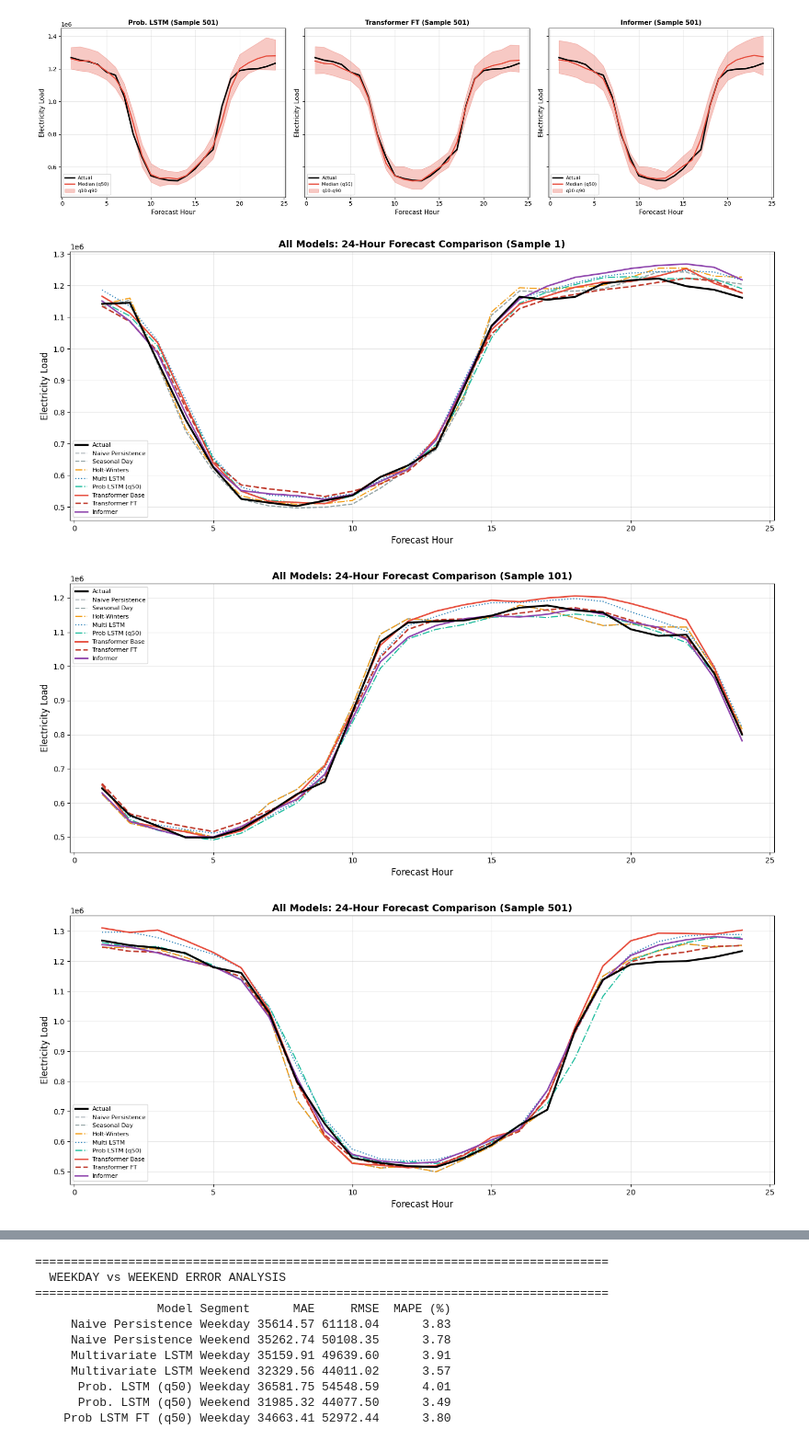
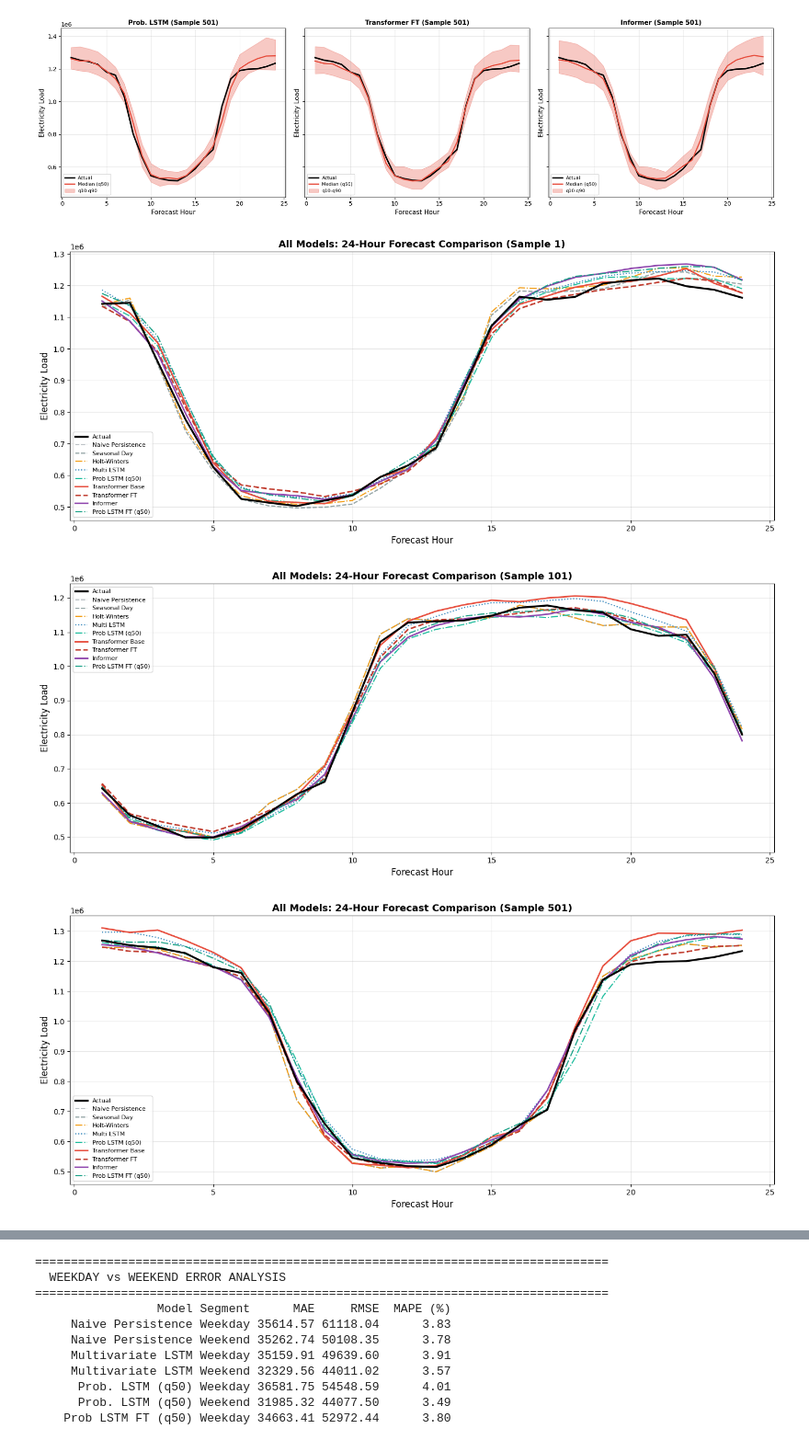
Before and after one commit to samarthsingh1/deep_learning_project, a Jupyter notebook: experimentation/evaluation.ipynb, the cells around one changed output, grey strips where cells are left out. Shown at 92% size. Drawn from its saved outputs; the diff is of its cells as text; code cells hidden in the pictures.

```diff
--- a/experimentation/evaluation.ipynb
+++ b/experimentation/evaluation.ipynb
@@ -513,36 +513,37 @@ plot_side_by_side_bands(actuals_orig, models_data, 500, '(Sample 501)')
 # =========================================================
 
 FORECAST_HORIZON = 24
 
 def plot_all_models_comparison(sample_idx=0):
     hours = np.arange(1, FORECAST_HORIZON + 1)
     fig, ax = plt.subplots(figsize=(14, 6))
 
     ax.plot(hours, actuals_orig[sample_idx], label='Actual', color='black', linewidth=2.5, zorder=5)
     ax.plot(hours, naive_persistence_orig[sample_idx], label='Naive Persistence', color='#bdc3c7', linewidth=1.5, linestyle='--')
     ax.plot(hours, seasonal_day_orig[sample_idx], label='Seasonal Day', color='#95a5a6', linewidth=1.5, linestyle='--')
     ax.plot(hours, hw_orig[sample_idx], label='Holt-Winters', color='#f39c12', linewidth=1.5, linestyle='-.')
     ax.plot(hours, multi_lstm_orig[sample_idx], label='Multi LSTM', color='#2980b9', linewidth=1.5, linestyle=':')
     ax.plot(hours, prob_lstm_q50_orig[sample_idx], label='Prob LSTM (q50)', color='#1abc9c', linewidth=1.5, linestyle='-.')
     ax.plot(hours, transformer_q50_orig[sample_idx], label='Transformer Base', color='#e74c3c', linewidth=2)
     ax.plot(hours, ft_q50_orig[sample_idx], label='Transformer FT', color='#c0392b', linewidth=2, linestyle='--')
     ax.plot(hours, inf_q50_orig[sample_idx], label='Informer', color='#8e44ad', linewidth=2)
+    ax.plot(hours, prob_lstm_ft_q50_orig[sample_idx], label='Prob LSTM FT (q50)', color='#16a085', linewidth=1.5, linestyle='-.')
 
     ax.set_xlabel('Forecast Hour', fontsize=12)
     ax.set_ylabel('Electricity Load', fontsize=12)
     ax.set_title(f'All Models: 24-Hour Forecast Comparison (Sample {sample_idx+1})', fontsize=13, fontweight='bold')
     ax.legend(fontsize=8, loc='best')
     ax.grid(True, alpha=0.3)
     plt.tight_layout()
     plt.show()
 
 plot_all_models_comparison(0)
 plot_all_models_comparison(100)
 plot_all_models_comparison(500)
 # %% [output]
-[figure, old version]
+[figure, new version]
-[figure, old version]
+[figure, new version]
-[figure, old version]
+[figure, new version]
 # %%
 # =========================================================
 # HORIZON-WISE ERROR ANALYSIS
```
Also changed, not shown: parts of 3 cells of this notebook.
